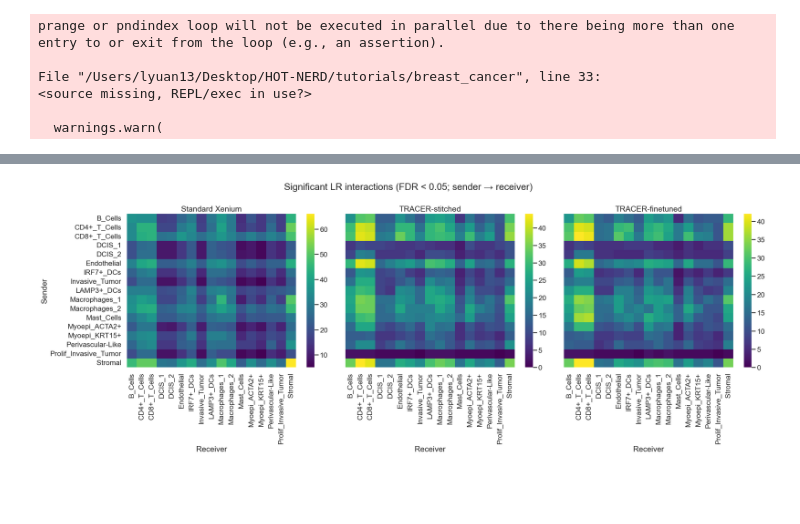
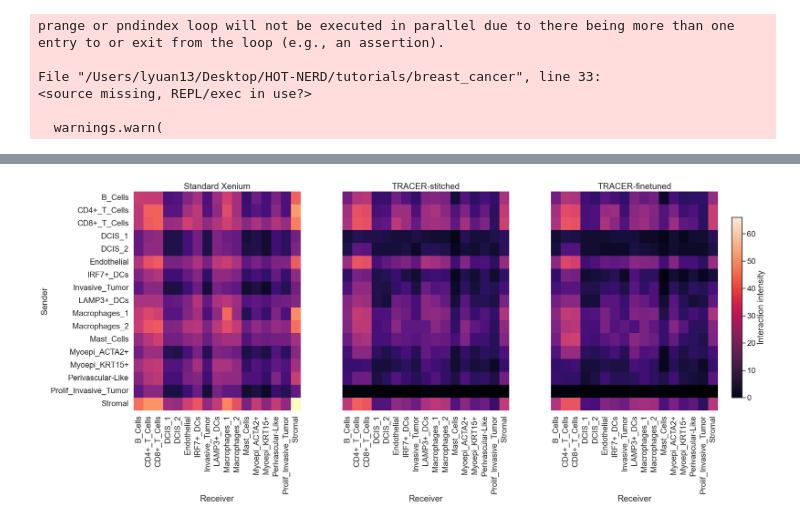
Before and after one commit to imlong4real/TRACER, a Jupyter notebook: tutorials/breast_cancer/CCI_breast_cancer.ipynb, the cells around one changed output, grey strips where cells are left out. Cells and saved outputs as stored; diff of their text form; code cells hidden in the pictures; blank space fills up the shorter version.

```diff
--- a/tutorials/breast_cancer/CCI_breast_cancer.ipynb
+++ b/tutorials/breast_cancer/CCI_breast_cancer.ipynb
@@ -265,40 +265,48 @@ C_orig = build_edge_count_matrix(res_orig_fdr, alpha=0.05)
 C_st   = build_edge_count_matrix(res_st_fdr,   alpha=0.05)
 C_ft   = build_edge_count_matrix(res_ft_fdr,   alpha=0.05)
 # %%
+import matplotlib.pyplot as plt
+import matplotlib as mpl
 import seaborn as sns
-import matplotlib.pyplot as plt
 
-#
-sns.set_theme(context="talk", style="white")
+sns.set_theme(context="talk", style="white", font_scale=1.2)
 
+# Example: 3 heatmaps
+conditions = {
+    "Standard Xenium": C_orig,
+    "TRACER-stitched": C_st,
+    "TRACER-finetuned": C_ft,
+}
+
+# Global color limits
+vmin = min(C_orig.values.min(), C_st.values.min(), C_ft.values.min())
+vmax = max(C_orig.values.max(), C_st.values.max(), C_ft.values.max())
+
+# Create figure with extra width for colorbar
 fig, axes = plt.subplots(1, 3, figsize=(24, 9), sharex=True, sharey=True)
 
-# Standard
-sns.heatmap(C_orig, cmap="viridis", ax=axes[0])
-axes[0].set_title("Standard Xenium")
-axes[0].set_ylabel("Sender")
-axes[0].set_xlabel("Receiver")
+# Plot heatmaps without individual colorbars
+for ax, (label, C) in zip(axes, conditions.items()):
+    sns.heatmap(C, cmap="magma", ax=ax, vmin=vmin, vmax=vmax, cbar=False)
+    ax.set_title(label)
+    ax.set_xlabel("Receiver")
+    ax.set_ylabel("Sender" if ax == axes[0] else "")
 
-# TRACER-stitched
-sns.heatmap(C_st, cmap="viridis", ax=axes[1])
-axes[1].set_title("TRACER-stitched")
-axes[1].set_xlabel("Receiver")
-axes[1].set_ylabel("")
+# Shared colorbar on the right
+norm = mpl.colors.Normalize(vmin=vmin, vmax=vmax)
+sm = mpl.cm.ScalarMappable(cmap="rocket", norm=norm)
+sm.set_array([])
 
-# TRACER-finetuned
-sns.heatmap(C_ft, cmap="viridis", ax=axes[2])
-axes[2].set_title("TRACER-finetuned")
-axes[2].set_xlabel("Receiver")
-axes[2].set_ylabel("")
+# Explicit axes for colorbar (fraction of figure width)
+cbar_ax = fig.add_axes([0.92, 0.15, 0.015, 0.7])  # [left, bottom, width, height]
+cbar = fig.colorbar(sm, cax=cbar_ax)
+cbar.set_label("Interaction intensity")
 
-fig.suptitle(
-    "Significant LR interactions (FDR < 0.05; sender → receiver)",
-    y=0.99
-)
+# Adjust layout manually (tight_layout can interfere with colorbar)
+fig.subplots_adjust(left=0.05, right=0.9, top=0.95, bottom=0.1, wspace=0.25)
 
-plt.tight_layout()
 plt.savefig('plot/LR_interaction_heatmap.png', dpi=300)
 plt.show()
 # %% [output]
-[figure, old version]
+[figure, new version]
 # %%
```
Also changed, not shown: parts of 5 cells of this notebook, 31 other files.
